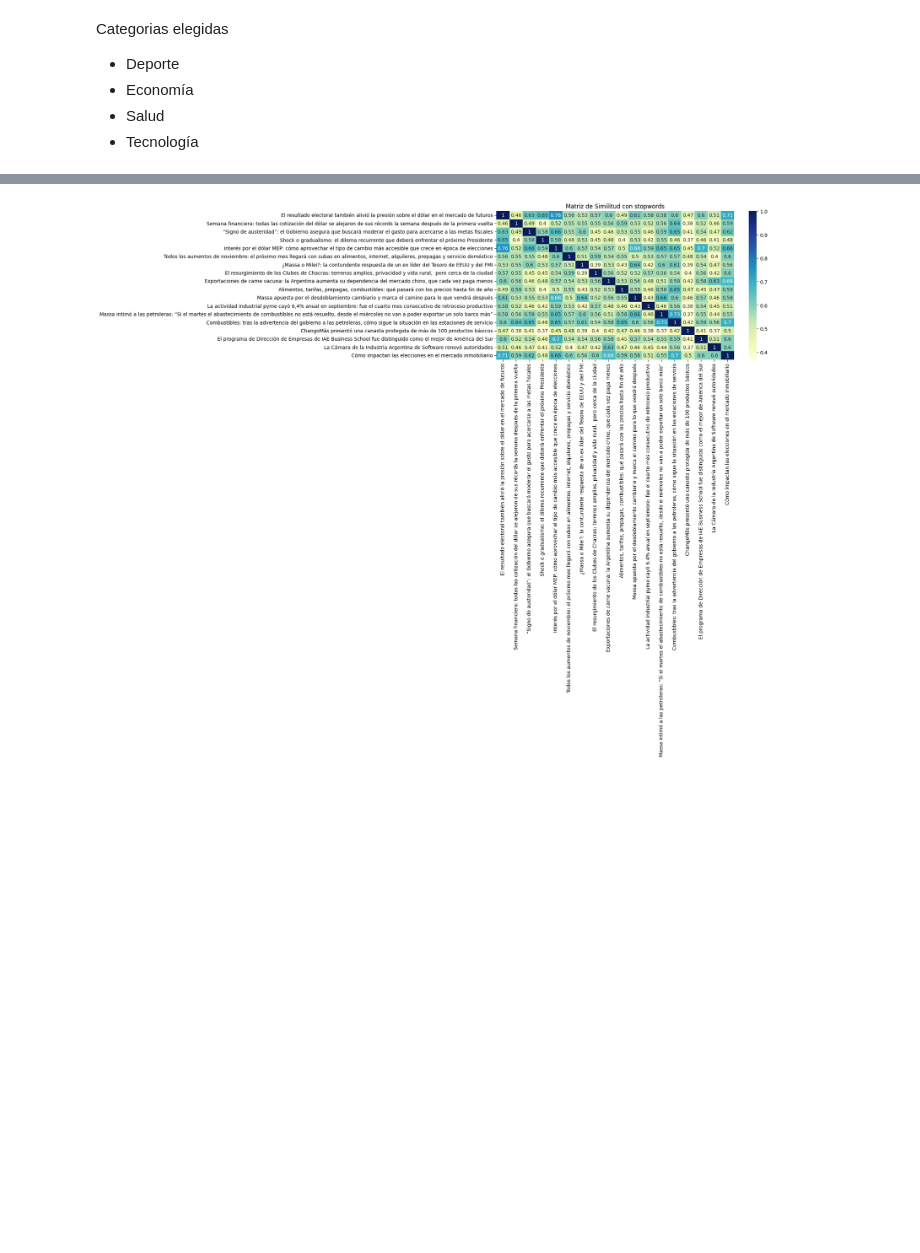
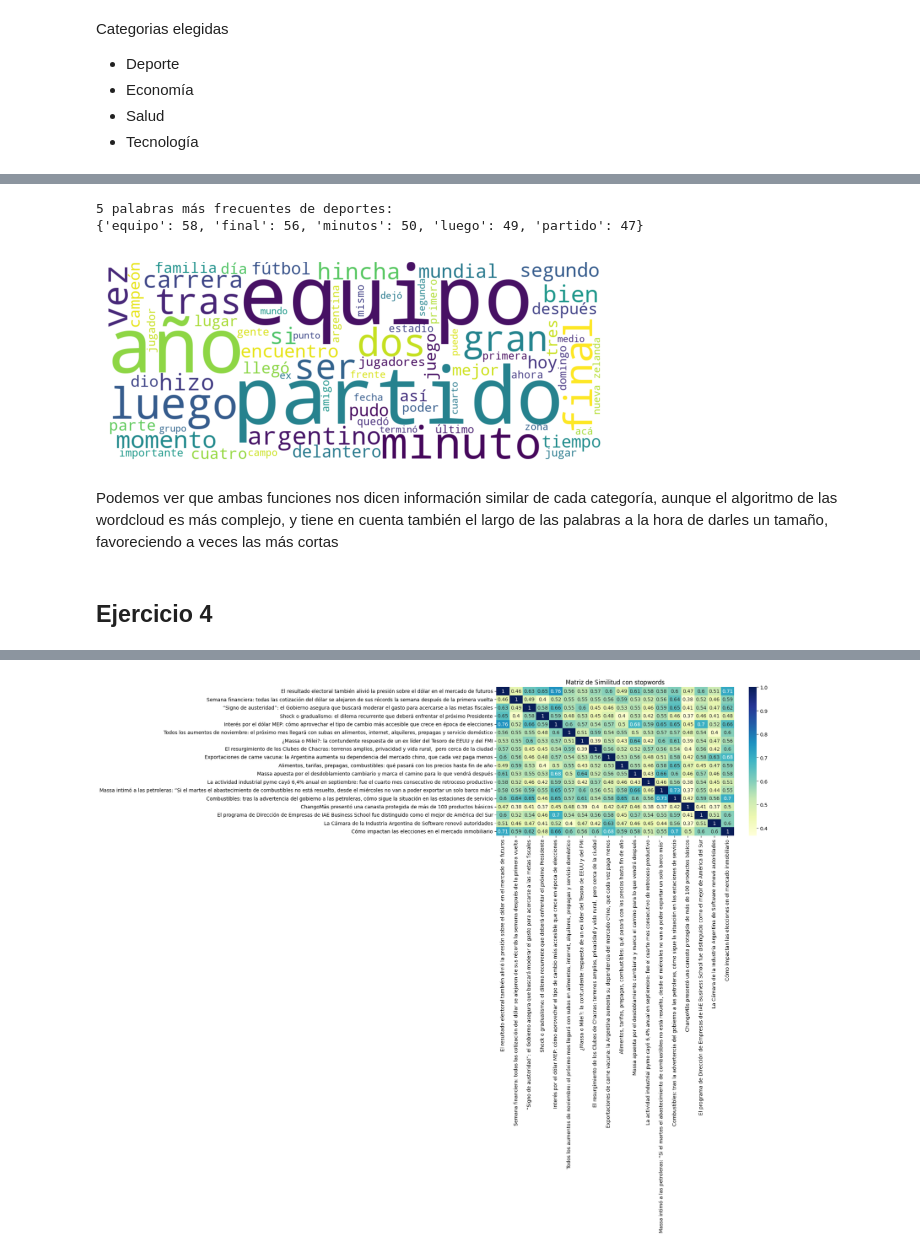
Before and after one commit to GuidoLorenzetti/TUIA-NLP-TP, a Jupyter notebook: Informe.ipynb, the cells around one changed output, grey strips where cells are left out. Cells and saved outputs as stored; diff of their text form; code cells hidden in the pictures; blank space fills up the shorter version.

```diff
--- a/Informe.ipynb
+++ b/Informe.ipynb
@@ -122,3 +141,14 @@ Ejercicio 4
+# %%
+top_freqs(freqs, "deportes")
+wordcloud(textos, "deportes")
+# %% [output]
+5 palabras más frecuentes de deportes:
+{'equipo': 58, 'final': 56, 'minutos': 50, 'luego': 49, 'partido': 47}
+[figure, added]
+# %% [markdown]
+Podemos ver que ambas funciones nos dicen información similar de cada categoría, aunque el algoritmo de las wordcloud es más complejo, y tiene en cuenta también el largo de las palabras a la hora de darles un tamaño, favoreciendo a veces las más cortas
+# %% [markdown]
+## Ejercicio 4
 # %%
 from Ejercicio4 import leer_filtrar, heatmap_sim, pca_2d, pca_3d
 # %% [output]
```
Also changed, not shown: parts of 36 cells of this notebook, 4 other files.
